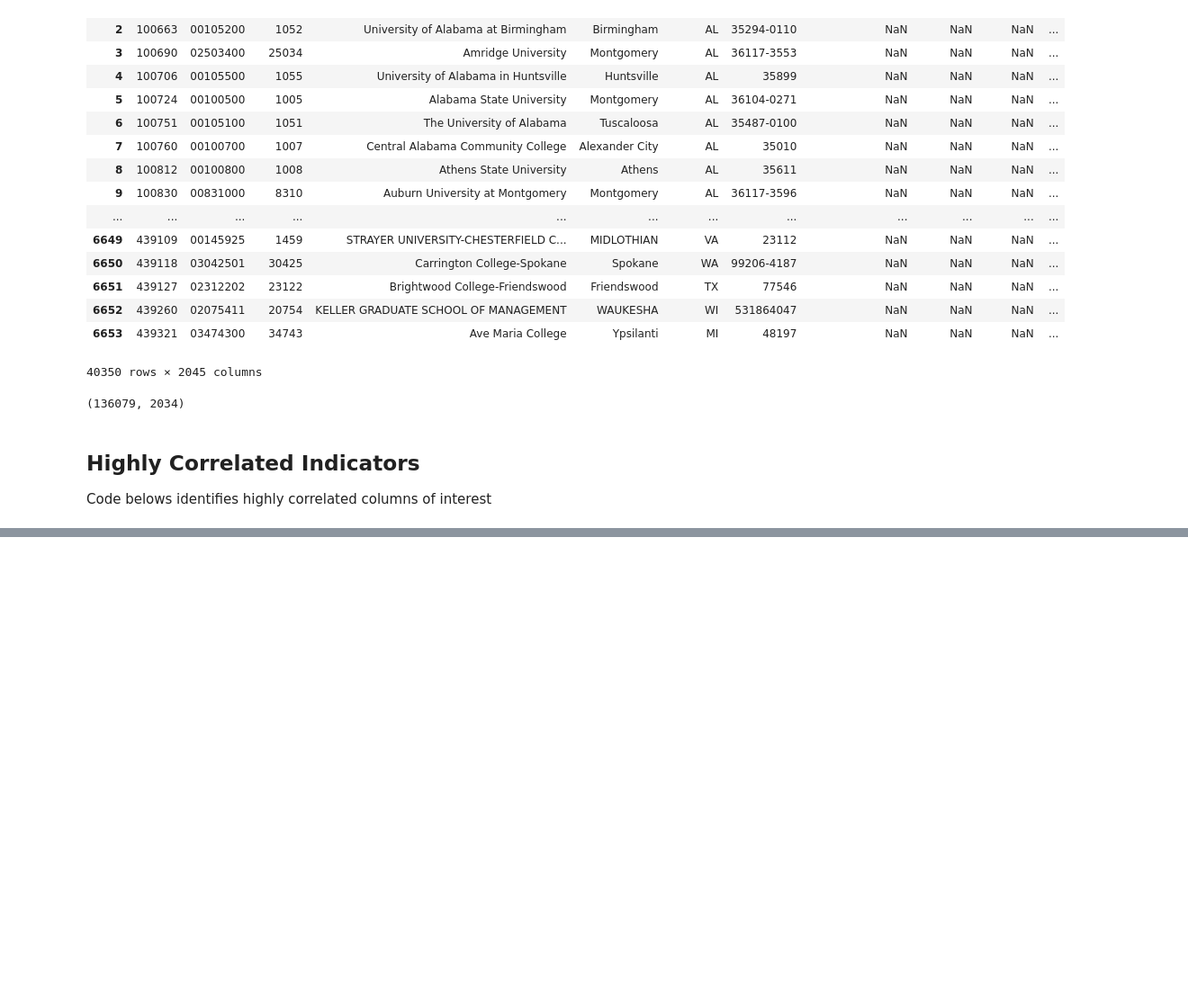
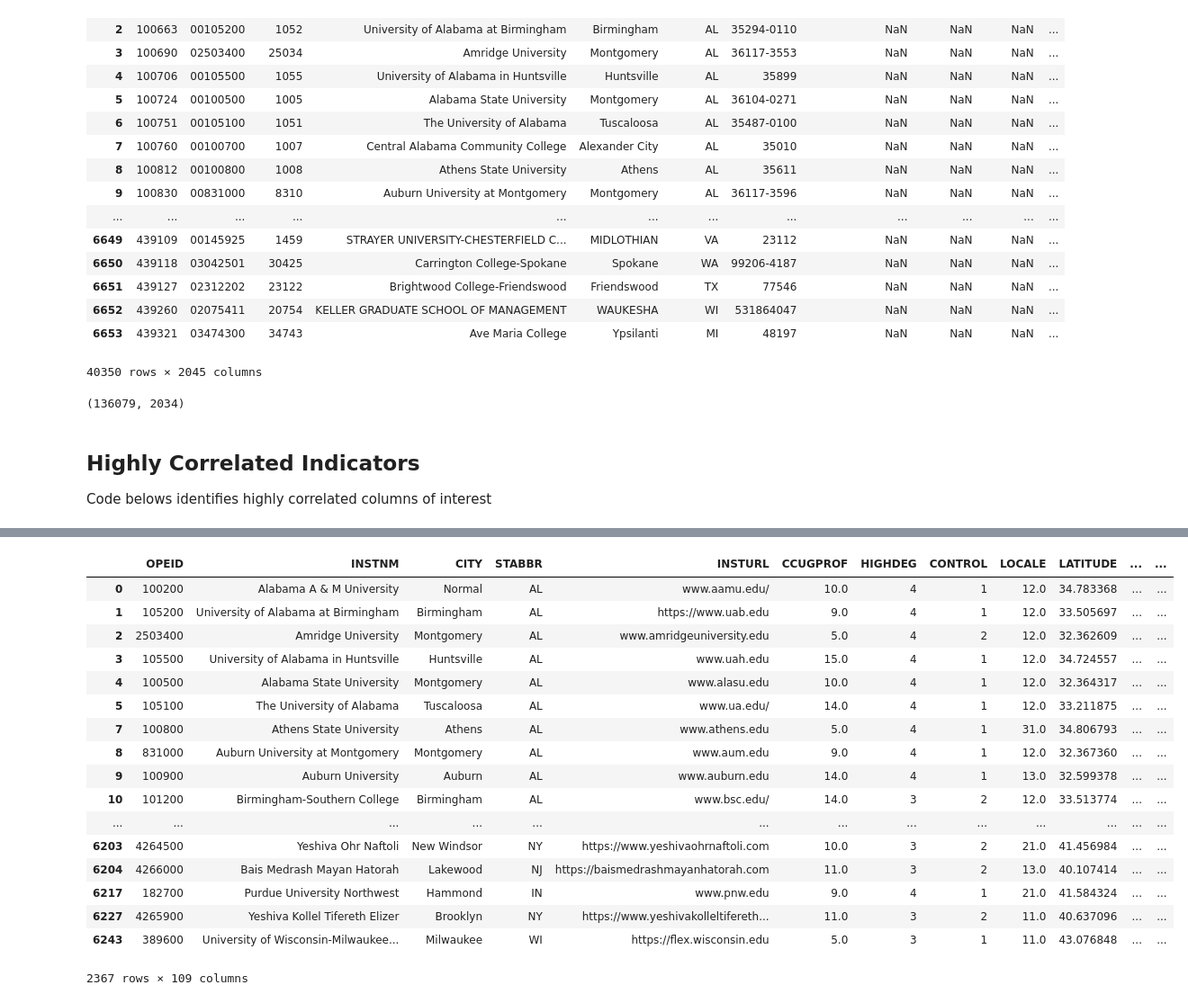
Before and after one commit to voduwa/Final-Project, a Jupyter notebook: tyler.ipynb, the cells around one changed output, grey strips where cells are left out. Shown at 90% size. Drawn from its saved outputs; the diff is of its cells as text; code cells hidden in the pictures; blank space fills up the shorter version.

```diff
--- a/tyler.ipynb
+++ b/tyler.ipynb
@@ -377,0 +461,21 @@ high_corrs_with_name
+# %%
+project_data.head(5)
+# %% [output]
+|  | OPEID | INSTNM | CITY | STABBR | INSTURL | CCUGPROF | HIGHDEG | CONTROL | LOCALE | LATITUDE | ... | ... |
+| 0 | 100200 | Alabama A & M University | Normal | AL | www.aamu.edu/ | 10.0 | 4 | 1 | 12.0 | 34.783368 | ... | ... |
+| 1 | 105200 | University of Alabama at Birmingham | Birmingham | AL | https://www.uab.edu | 9.0 | 4 | 1 | 12.0 | 33.505697 | ... | ... |
+| 2 | 2503400 | Amridge University | Montgomery | AL | www.amridgeuniversity.edu | 5.0 | 4 | 2 | 12.0 | 32.362609 | ... | ... |
+| 3 | 105500 | University of Alabama in Huntsville | Huntsville | AL | www.uah.edu | 15.0 | 4 | 1 | 12.0 | 34.724557 | ... | ... |
+| 4 | 100500 | Alabama State University | Montgomery | AL | www.alasu.edu | 10.0 | 4 | 1 | 12.0 | 32.364317 | ... | ... |
+| 5 | 105100 | The University of Alabama | Tuscaloosa | AL | www.ua.edu/ | 14.0 | 4 | 1 | 12.0 | 33.211875 | ... | ... |
+| 7 | 100800 | Athens State University | Athens | AL | www.athens.edu | 5.0 | 4 | 1 | 31.0 | 34.806793 | ... | ... |
+| 8 | 831000 | Auburn University at Montgomery | Montgomery | AL | www.aum.edu | 9.0 | 4 | 1 | 12.0 | 32.367360 | ... | ... |
+| 9 | 100900 | Auburn University | Auburn | AL | www.auburn.edu | 14.0 | 4 | 1 | 13.0 | 32.599378 | ... | ... |
+| 10 | 101200 | Birmingham-Southern College | Birmingham | AL | www.bsc.edu/ | 14.0 | 3 | 2 | 12.0 | 33.513774 | ... | ... |
+| ... | ... | ... | ... | ... | ... | ... | ... | ... | ... | ... | ... | ... |
+| 6203 | 4264500 | Yeshiva Ohr Naftoli | New Windsor | NY | https://www.yeshivaohrnaftoli.com | 10.0 | 3 | 2 | 21.0 | 41.456984 | ... | ... |
+| 6204 | 4266000 | Bais Medrash Mayan Hatorah | Lakewood | NJ | https://baismedrashmayanhatorah.com | 11.0 | 3 | 2 | 13.0 | 40.107414 | ... | ... |
+| 6217 | 182700 | Purdue University Northwest | Hammond | IN | www.pnw.edu | 9.0 | 4 | 1 | 21.0 | 41.584324 | ... | ... |
+| 6227 | 4265900 | Yeshiva Kollel Tifereth Elizer | Brooklyn | NY | https://www.yeshivakolleltifereth... | 11.0 | 3 | 2 | 11.0 | 40.637096 | ... | ... |
+| 6243 | 389600 | University of Wisconsin-Milwaukee... | Milwaukee | WI | https://flex.wisconsin.edu | 5.0 | 3 | 1 | 11.0 | 43.076848 | ... | ... |
+2367 rows × 109 columns
```
Also changed, not shown: parts of 12 cells of this notebook.
